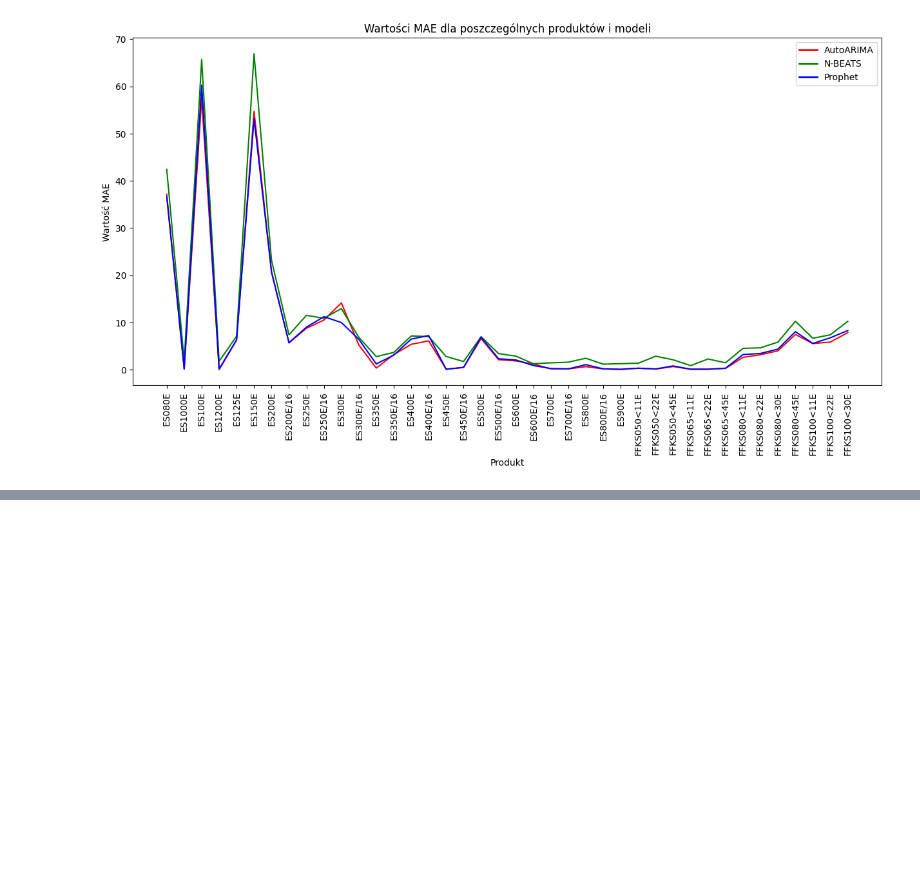
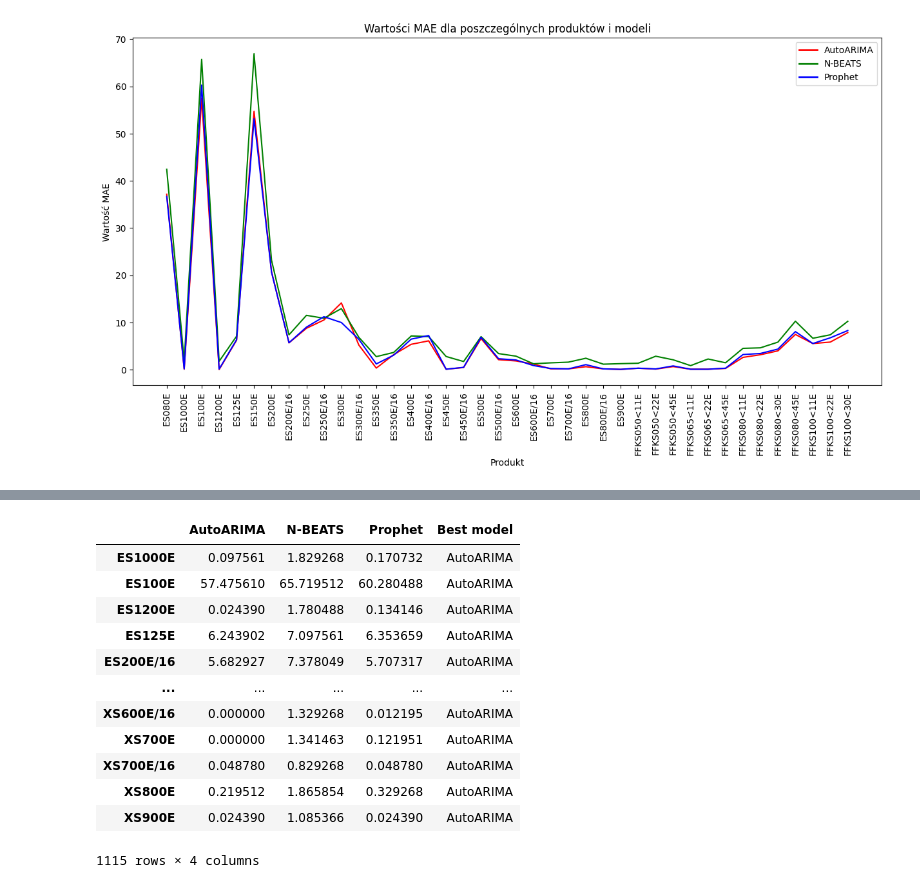
Before and after one commit to M-Kacprowicz/forecasting-tool, a Jupyter notebook: visualisation.ipynb, the cells around one changed output, grey strips where cells are left out. Cells and saved outputs as stored; diff of their text form; code cells hidden in the pictures; blank space fills up the shorter version.

```diff
--- a/visualisation.ipynb
+++ b/visualisation.ipynb
@@ -229,0 +231,16 @@ plt.legend(custom_legend, ['AutoARIMA', 'N-BEATS', 'Prophet'])
+# %%
+results[results['Best model'] == 'AutoARIMA']
+# %% [output]
+|  | AutoARIMA | N-BEATS | Prophet | Best model |
+| ES1000E | 0.097561 | 1.829268 | 0.170732 | AutoARIMA |
+| ES100E | 57.475610 | 65.719512 | 60.280488 | AutoARIMA |
+| ES1200E | 0.024390 | 1.780488 | 0.134146 | AutoARIMA |
+| ES125E | 6.243902 | 7.097561 | 6.353659 | AutoARIMA |
+| ES200E/16 | 5.682927 | 7.378049 | 5.707317 | AutoARIMA |
+| ... | ... | ... | ... | ... |
+| XS600E/16 | 0.000000 | 1.329268 | 0.012195 | AutoARIMA |
+| XS700E | 0.000000 | 1.341463 | 0.121951 | AutoARIMA |
+| XS700E/16 | 0.048780 | 0.829268 | 0.048780 | AutoARIMA |
+| XS800E | 0.219512 | 1.865854 | 0.329268 | AutoARIMA |
+| XS900E | 0.024390 | 1.085366 | 0.024390 | AutoARIMA |
+1115 rows × 4 columns
```
Also changed, not shown: parts of 11 cells of this notebook.
